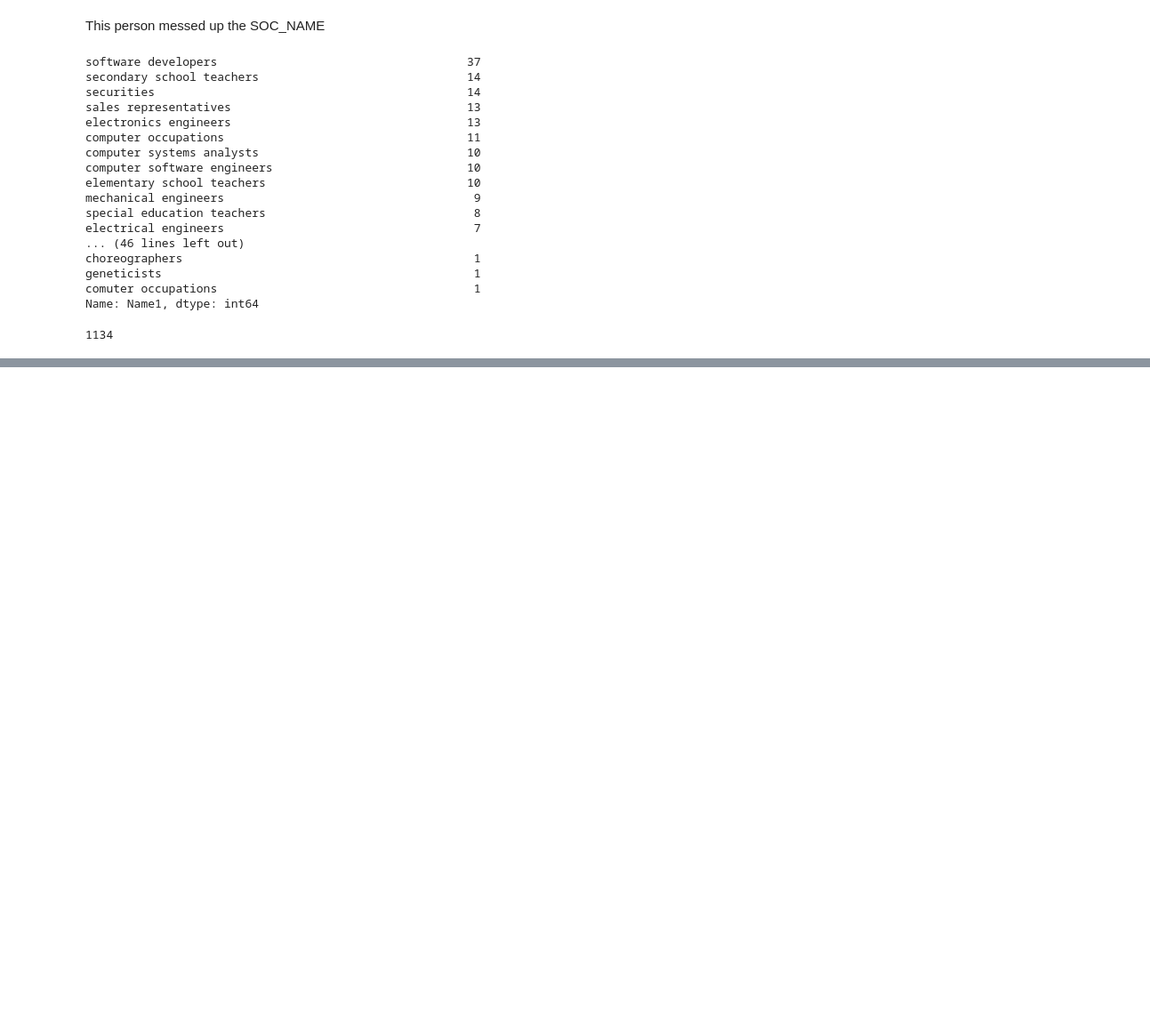
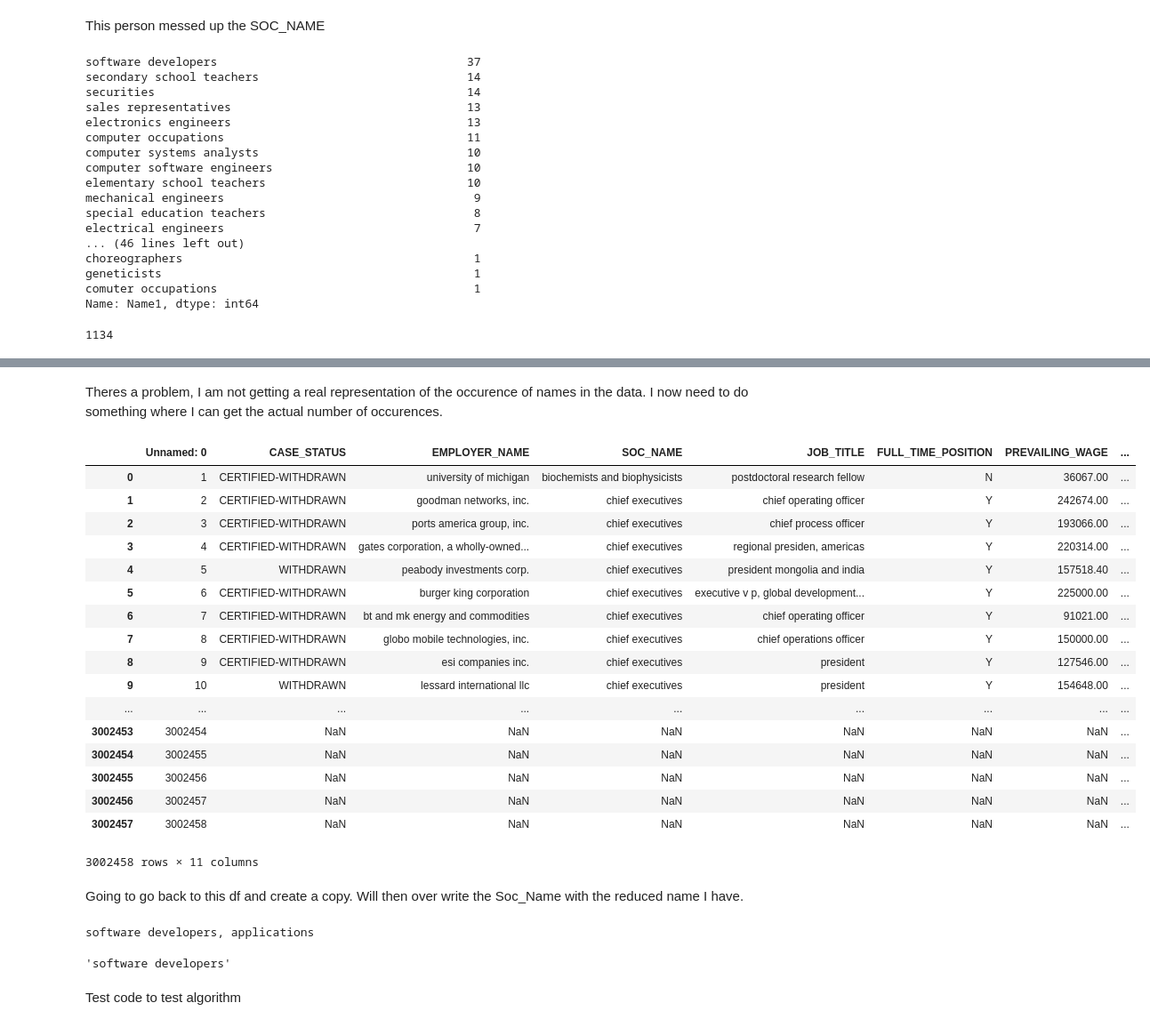
Before and after one commit to JonathonBeauregardII/Advanced-Data-Mining-Project-IBM, a Jupyter notebook: DataExploration.ipynb, the cells around one changed output, grey strips where cells are left out. Shown: that part at 89% size. Drawn from its saved outputs; the diff is of its cells as text; code cells hidden in the pictures; blank space fills up the shorter version.

```diff
--- a/DataExploration.ipynb
+++ b/DataExploration.ipynb
@@ -68,11 +75,11 @@ df_data_2['SOC_NAME'].value_counts().count()
 # %% [output]
 2132
 # %%
-testdata=df_data_2.copy()
+cleandata1=df_data_2.copy()
 # %%
-testdata['SOC_NAME']=df_data_2['SOC_NAME'].str.lower()
-testdata['EMPLOYER_NAME']=df_data_2['EMPLOYER_NAME'].str.lower()
-testdata['JOB_TITLE']=df_data_2['JOB_TITLE'].str.lower()
+cleandata1['SOC_NAME']=df_data_2['SOC_NAME'].str.lower()
+cleandata1['EMPLOYER_NAME']=df_data_2['EMPLOYER_NAME'].str.lower()
+cleandata1['JOB_TITLE']=df_data_2['JOB_TITLE'].str.lower()
 # %% [markdown]
 Here, we transform some strings to lowercase. This is because there are duplicate entries in the dataset which in both upper and lower.
 This increases redundancy
@@ -226,0 +322,25 @@ We have now cut the number of names in half
+# %% [markdown]
+Theres a problem, I am not getting a real representation of the occurence of names in the data. I now need to do something where I can get the actual number of occurences.
+# %%
+cleandata1
+# %% [output]
+|  | Unnamed: 0 | CASE_STATUS | EMPLOYER_NAME | SOC_NAME | JOB_TITLE | FULL_TIME_POSITION | PREVAILING_WAGE | ... |
+| 0 | 1 | CERTIFIED-WITHDRAWN | university of michigan | biochemists and biophysicists | postdoctoral research fellow | N | 36067.00 | ... |
+| 1 | 2 | CERTIFIED-WITHDRAWN | goodman networks, inc. | chief executives | chief operating officer | Y | 242674.00 | ... |
+| 2 | 3 | CERTIFIED-WITHDRAWN | ports america group, inc. | chief executives | chief process officer | Y | 193066.00 | ... |
+| 3 | 4 | CERTIFIED-WITHDRAWN | gates corporation, a wholly-owned... | chief executives | regional presiden, americas | Y | 220314.00 | ... |
+| 4 | 5 | WITHDRAWN | peabody investments corp. | chief executives | president mongolia and india | Y | 157518.40 | ... |
+| 5 | 6 | CERTIFIED-WITHDRAWN | burger king corporation | chief executives | executive v p, global development... | Y | 225000.00 | ... |
+| 6 | 7 | CERTIFIED-WITHDRAWN | bt and mk energy and commodities | chief executives | chief operating officer | Y | 91021.00 | ... |
+| 7 | 8 | CERTIFIED-WITHDRAWN | globo mobile technologies, inc. | chief executives | chief operations officer | Y | 150000.00 | ... |
+| 8 | 9 | CERTIFIED-WITHDRAWN | esi companies inc. | chief executives | president | Y | 127546.00 | ... |
+| 9 | 10 | WITHDRAWN | lessard international llc | chief executives | president | Y | 154648.00 | ... |
+| ... | ... | ... | ... | ... | ... | ... | ... | ... |
+| 3002453 | 3002454 | NaN | NaN | NaN | NaN | NaN | NaN | ... |
+| 3002454 | 3002455 | NaN | NaN | NaN | NaN | NaN | NaN | ... |
+| 3002455 | 3002456 | NaN | NaN | NaN | NaN | NaN | NaN | ... |
+| 3002456 | 3002457 | NaN | NaN | NaN | NaN | NaN | NaN | ... |
+| 3002457 | 3002458 | NaN | NaN | NaN | NaN | NaN | NaN | ... |
+3002458 rows × 11 columns
+# %% [markdown]
+Going to go back to this df and create a copy. Will then over write the Soc_Name with the reduced name I have.
@@ -226,0 +349,11 @@ We have now cut the number of names in half
+# %%
+name = cleandata2.iloc[3002440]['SOC_NAME'] #example of accessing a location
+print(name)
+newname = reducedf.loc[(reducedf['SOC_NAME']==name)]
+newname1 = newname.iloc[0]['Name2']
+print(newname1)
+# %% [output]
+software developers, applications
+'software developers'
+# %% [markdown]
+Test code to test algorithm
```
Also changed, not shown: parts of 29 cells of this notebook.
